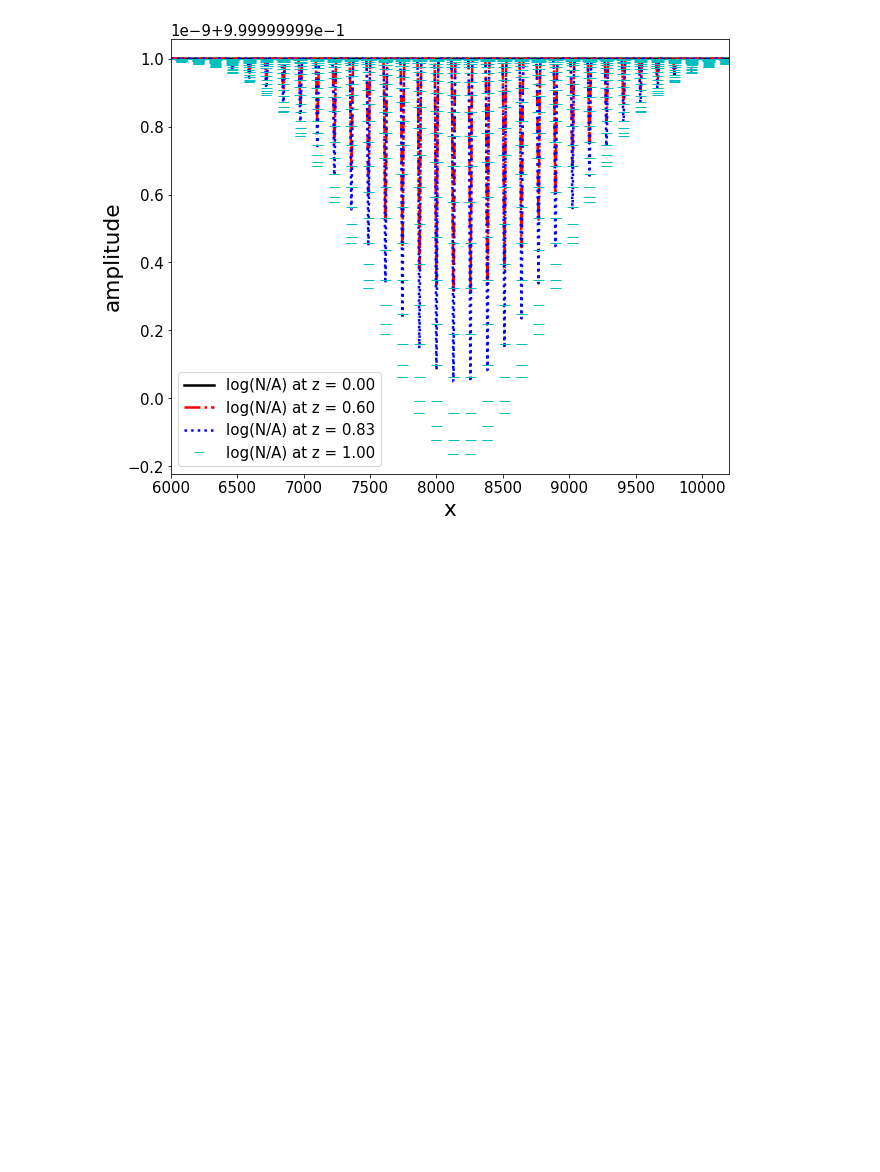
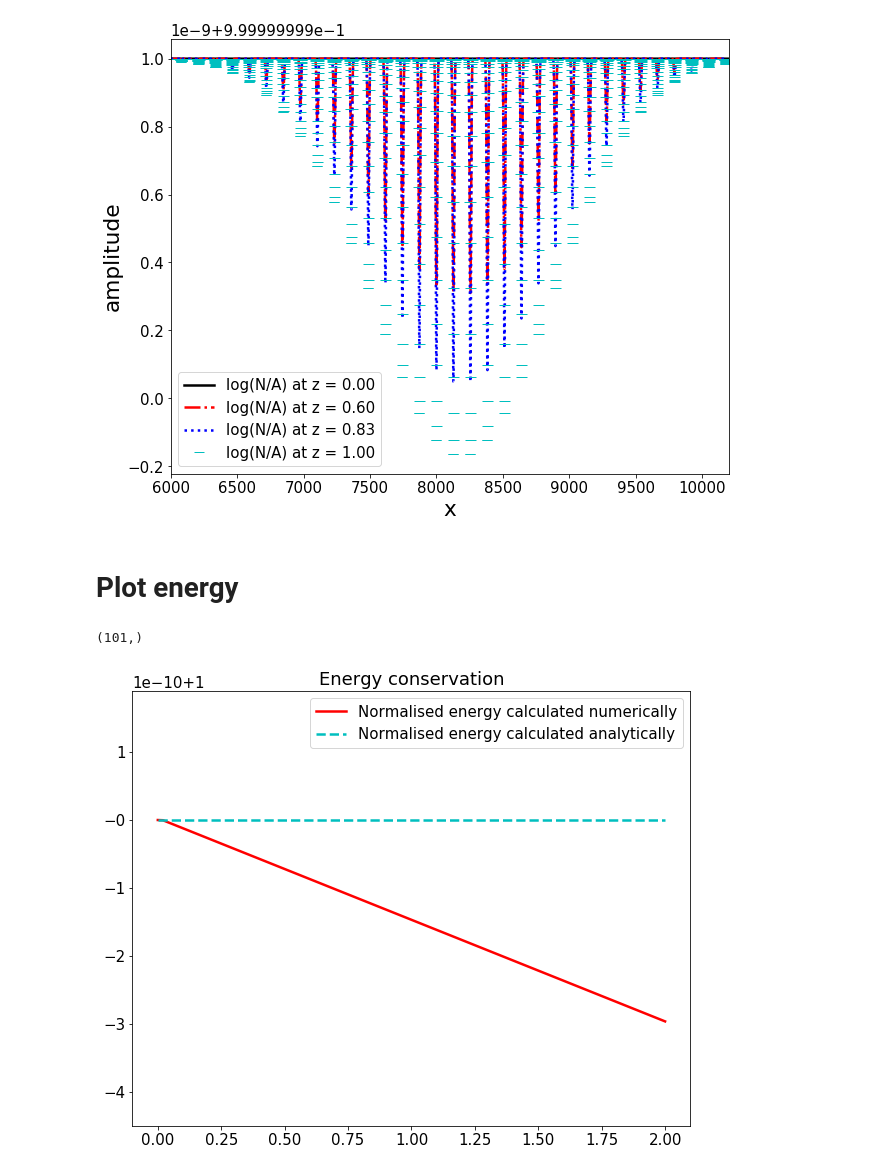
Before and after one commit to kimhong-chao/Project-PHY571, a Jupyter notebook: analysis/analyse_absorp_effect.ipynb, the cells around one changed output. Cells and saved outputs as stored; diff of their text form; code cells hidden in the pictures; blank space fills up the shorter version.

Commit message:
analyse plasma effect and plot energy

```diff
--- a/analysis/analyse_absorp_effect.ipynb
+++ b/analysis/analyse_absorp_effect.ipynb
@@ -111,3 +111,30 @@ Mean:  0.9999999999875837
 Standard deviation:  8.449024824067815e-11
 ------------
 [figure]
+# %% [markdown]
+# Plot energy
+# %%
+z = np.linspace(0, Lz, saved_Nz )
+
+Energ_num = []
+Energ_analy = []
+for idx, inten in enumerate(inten_num):
+    Energ_num.append(np.sum(inten))
+    Energ_analy.append(np.sum(inten_analy(z[idx])))
+Energ_num = np.asarray(Energ_num)
+Energ_analy = np.asarray(Energ_analy)
+
+pos = z*saved_Nz/Lz
+pos = pos.astype(int)
+
+plt.plot(z, Energ_num/Energ_num[0], 'r', label='Normalised energy calculated numerically')
+#the intensity is maximum at x=y=0
+plt.plot(z, Energ_analy/Energ_analy[0], 'c--', label='Normalised energy calculated analytically')
+
+plt.title('Energy conservation')
+plt.legend(fontsize='medium')
+plt.ylim(0.99999999955,1.00000000019)
+plt.show()
+# %% [output]
+(101,)
+[figure, added]
```
Also changed, not shown: parts of 1 cell of this notebook, 2 other files.
